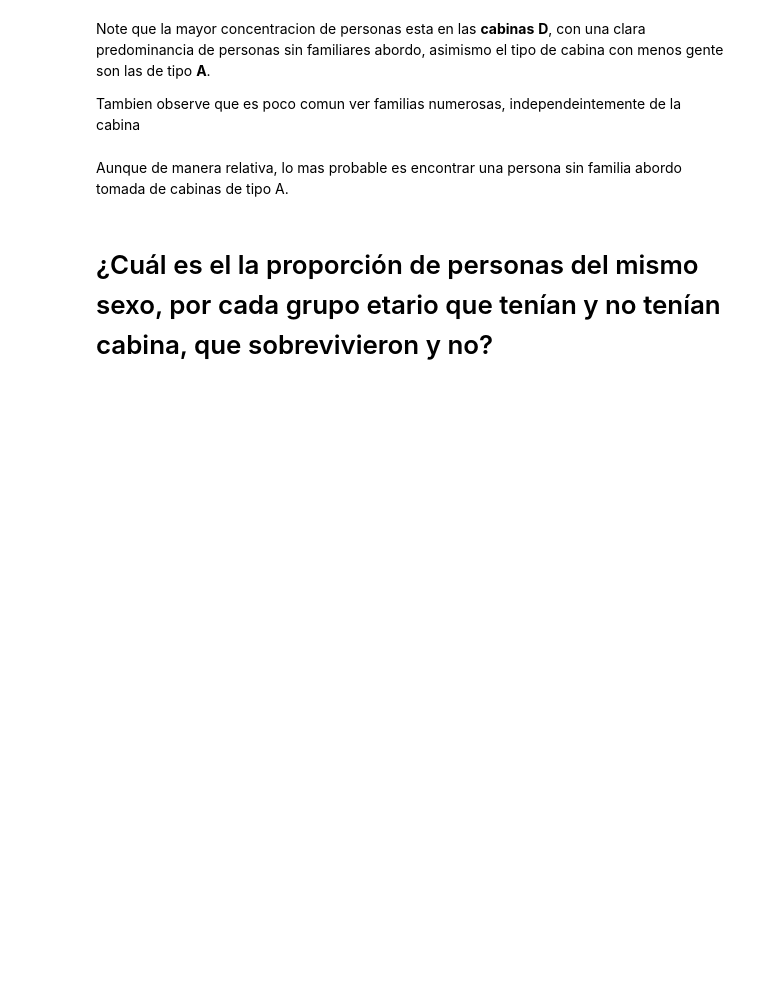
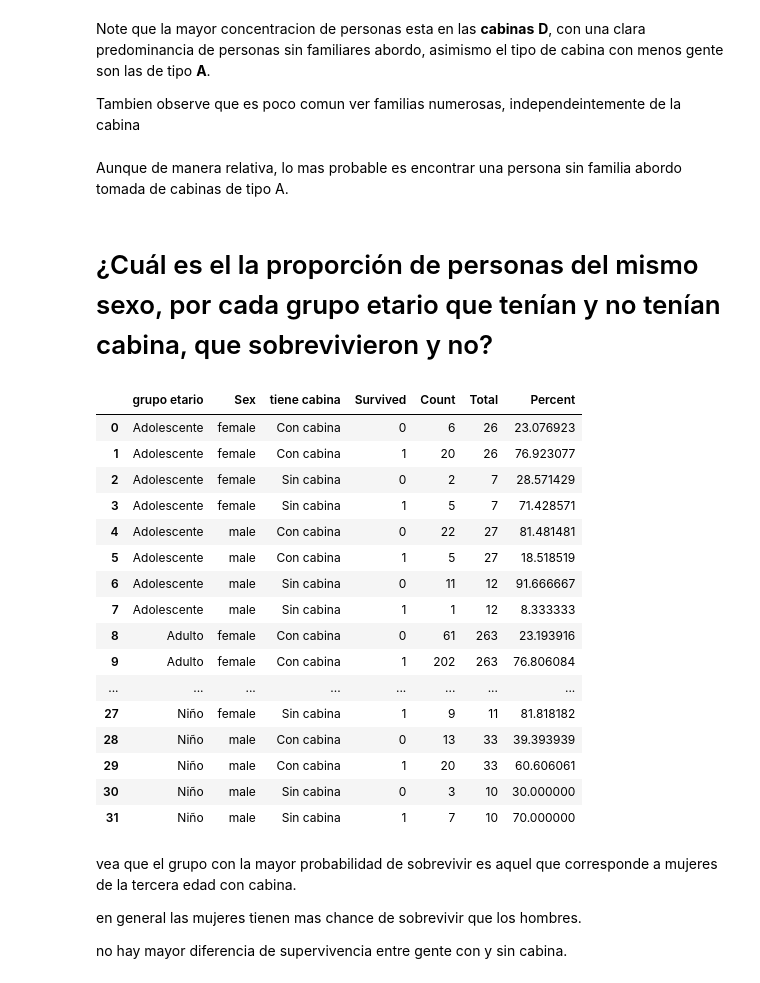
Before and after one commit to juanpablocarrillohortua/taller-pandas-titanic-grupo-1, a Jupyter notebook: notebooks/proyecto titanic.ipynb, the cells around one changed output. Cells and saved outputs as stored; diff of their text form; code cells hidden in the pictures; blank space fills up the shorter version.

Commit message:
version optativa a entrega del notebook
version preparada para la entrega

Nota: aun puede sufrir cambios

```diff
--- a/notebooks/proyecto titanic.ipynb
+++ b/notebooks/proyecto titanic.ipynb
@@ -1081,3 +1114,25 @@ plots.bar(data=df_familias, x='Tipo cabina', y='Percent', color='Tipo familia',
 Aunque de manera relativa, lo mas probable es encontrar una persona sin familia abordo tomada de cabinas de tipo A.
 # %% [markdown]
 # ¿Cuál es el la proporción de personas del mismo sexo, por cada grupo etario que tenían y no tenían cabina, que sobrevivieron y no?
+# %%
+df_etaria_cabin = tablas_cruzadas.filtrar_genero_cabina_edad(df)
+
+df_etaria_cabin
+# %% [output]
+|  | grupo etario | Sex | tiene cabina | Survived | Count | Total | Percent |
+| 0 | Adolescente | female | Con cabina | 0 | 6 | 26 | 23.076923 |
+| 1 | Adolescente | female | Con cabina | 1 | 20 | 26 | 76.923077 |
+| 2 | Adolescente | female | Sin cabina | 0 | 2 | 7 | 28.571429 |
+| 3 | Adolescente | female | Sin cabina | 1 | 5 | 7 | 71.428571 |
+| 4 | Adolescente | male | Con cabina | 0 | 22 | 27 | 81.481481 |
+| 5 | Adolescente | male | Con cabina | 1 | 5 | 27 | 18.518519 |
+| 6 | Adolescente | male | Sin cabina | 0 | 11 | 12 | 91.666667 |
+| 7 | Adolescente | male | Sin cabina | 1 | 1 | 12 | 8.333333 |
+| 8 | Adulto | female | Con cabina | 0 | 61 | 263 | 23.193916 |
+| 9 | Adulto | female | Con cabina | 1 | 202 | 263 | 76.806084 |
+| ... | ... | ... | ... | ... | ... | ... | ... |
+| 27 | Niño | female | Sin cabina | 1 | 9 | 11 | 81.818182 |
+| 28 | Niño | male | Con cabina | 0 | 13 | 33 | 39.393939 |
+| 29 | Niño | male | Con cabina | 1 | 20 | 33 | 60.606061 |
+| 30 | Niño | male | Sin cabina | 0 | 3 | 10 | 30.000000 |
+| 31 | Niño | male | Sin cabina | 1 | 7 | 10 | 70.000000 |
@@ -1083,0 +1142,6 @@ Aunque de manera relativa, lo mas probable es encontrar una persona sin familia
+# %% [markdown]
+vea que el grupo con la mayor probabilidad de sobrevivir es aquel que corresponde a mujeres de la tercera edad con cabina.
+
+en general las mujeres tienen mas chance de sobrevivir que los hombres.
+
+no hay mayor diferencia de supervivencia entre gente con y sin cabina.
```
Also changed, not shown: parts of 10 cells of this notebook, 2 other files.
